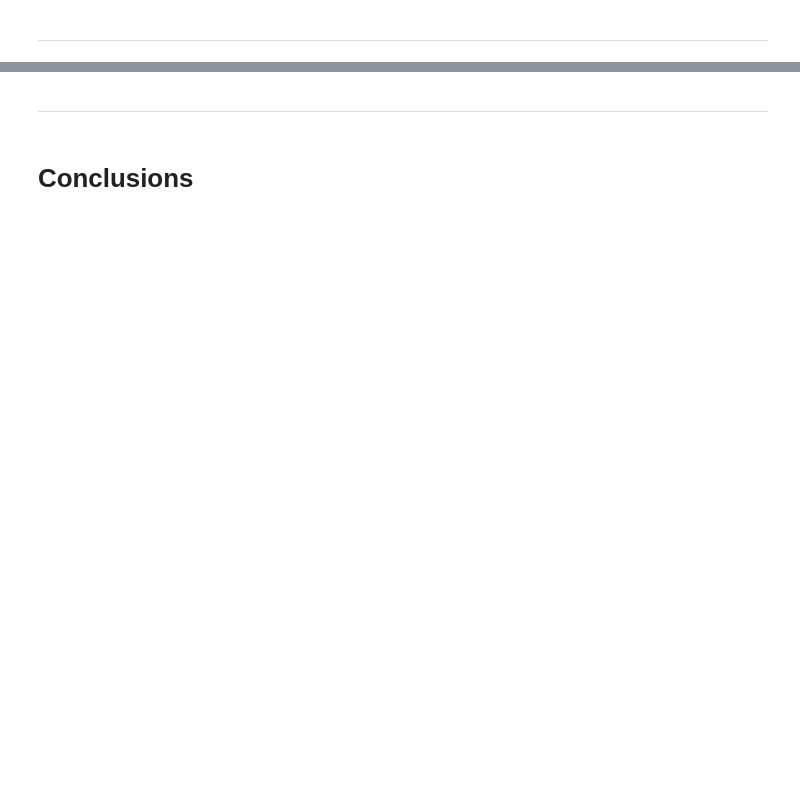
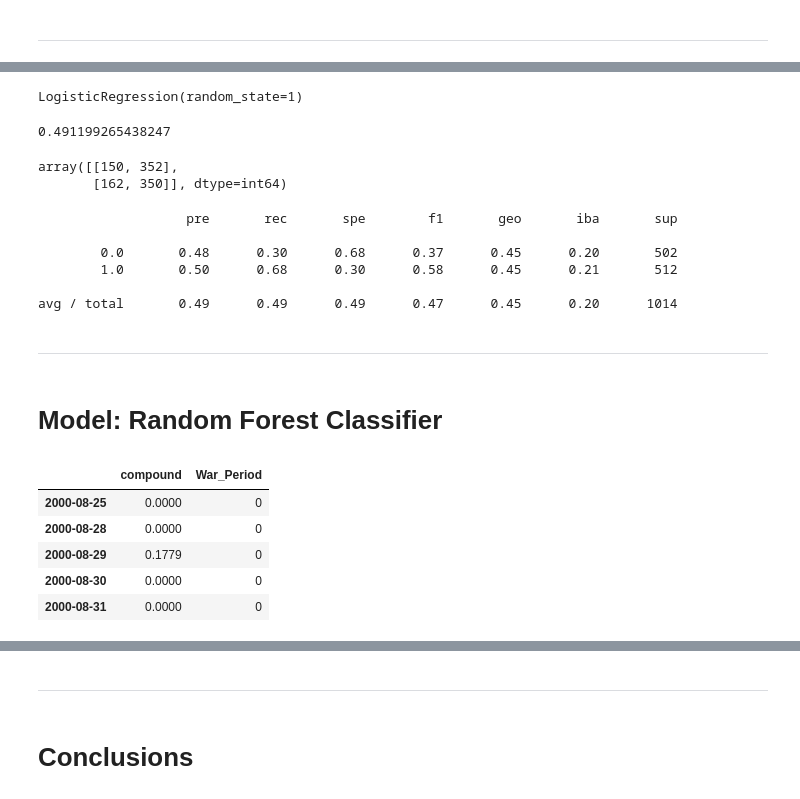
Before and after one commit to GuilleMGN/OilMachineLearning, a Jupyter notebook: oil_series_analysis.ipynb, the cells around one changed output, grey strips where cells are left out. Drawn from its saved outputs; the diff is of its cells as text; code cells hidden in the pictures; blank space fills up the shorter version.

```diff
--- a/oil_series_analysis.ipynb
+++ b/oil_series_analysis.ipynb
@@ -548,0 +533,51 @@ stocks.plot()
+# %%
+from sklearn.linear_model import LogisticRegression
+model = LogisticRegression(solver='lbfgs', random_state=1)
+model.fit(X_train_lr_scaled, y_train)
+# %% [output]
+LogisticRegression(random_state=1)
+# %%
+# Calculated the balanced accuracy score
+from sklearn.metrics import balanced_accuracy_score
+y_pred = model.predict(X_test_lr_scaled)
+balanced_accuracy_score(y_test_lr, y_pred)
+# %% [output]
+0.491199265438247
+# %%
+# Display the confusion matrix
+from sklearn.metrics import confusion_matrix
+confusion_matrix(y_test_lr, y_pred)
+# %% [output]
+array([[150, 352],
+       [162, 350]], dtype=int64)
+# %%
+# Print the imbalanced classification report
+from imblearn.metrics import classification_report_imbalanced
+print(classification_report_imbalanced(y_test_lr, y_pred))
+# %% [output]
+                   pre       rec       spe        f1       geo       iba       sup
+
+        0.0       0.48      0.30      0.68      0.37      0.45      0.20       502
+        1.0       0.50      0.68      0.30      0.58      0.45      0.21       512
+
+avg / total       0.49      0.49      0.49      0.47      0.45      0.20      1014
+# %% [markdown]
+---
+# %% [markdown]
+# Model: Random Forest Classifier
+# %%
+#Use 70% of the data for training and the remainder for testing
+split = int(0.7 * len(X))
+X_train_rf = X[: split]
+X_test_rf = X[split:]
+y_train_rf = y[: split]
+y_test_rf = y[split:]
+
+X_train_rf.head()
+# %% [output]
+|  | compound | War_Period |
+| 2000-08-25 | 0.0000 | 0 |
+| 2000-08-28 | 0.0000 | 0 |
+| 2000-08-29 | 0.1779 | 0 |
+| 2000-08-30 | 0.0000 | 0 |
+| 2000-08-31 | 0.0000 | 0 |
```
Also changed, not shown: parts of 31 cells of this notebook.
